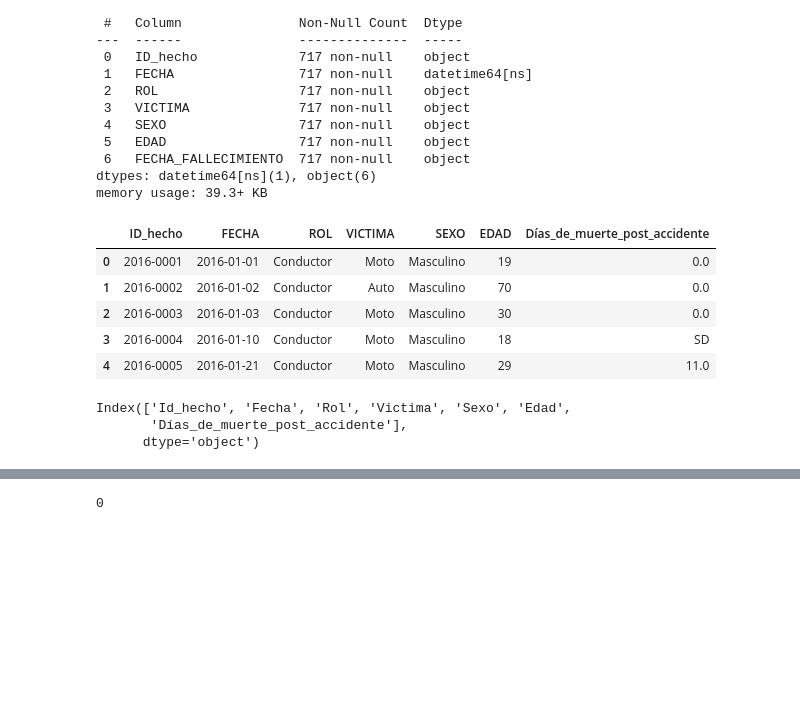
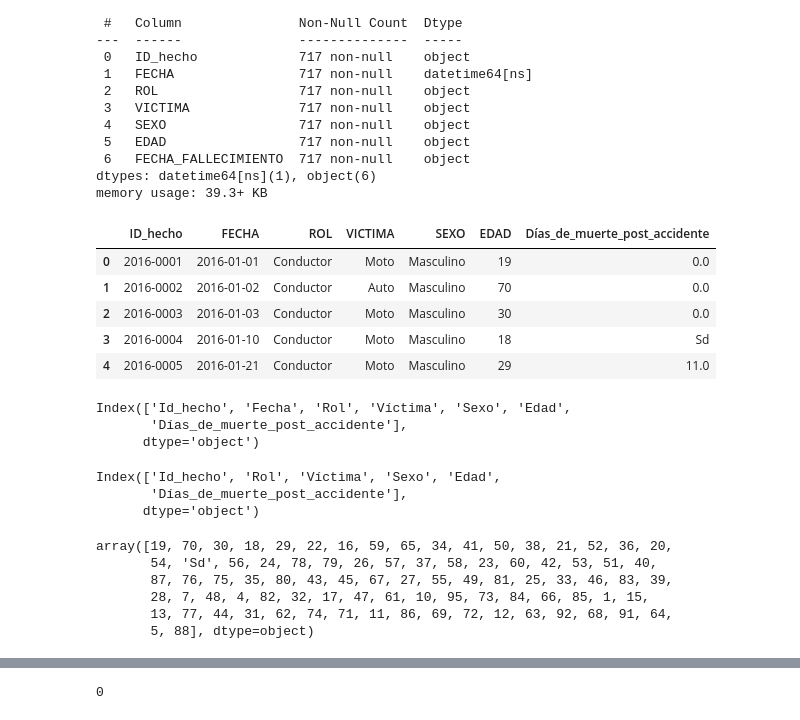
Before and after one commit to JUrielCerecero/Proyecto-Indiviudal-de-Data-Analytics-Siniestro-viales, a Jupyter notebook: ETL.ipynb, the cells around one changed output, grey strips where cells are left out. Saved outputs shown, nothing was run; the diff lists cells and outputs as text; code cells hidden in the pictures; blank space fills up the shorter version.

Commit message:
EDA
se hacen adelantos con EDA, para evaluar si se avanza con el dahsboard

```diff
--- a/ETL.ipynb
+++ b/ETL.ipynb
@@ -365,16 +391,16 @@ memory usage: 39.3+ KB
 # %%
 df1=pd.to_datetime(dfvictimas.loc[dfvictimas['FECHA_FALLECIMIENTO']!='SD','FECHA_FALLECIMIENTO'])-pd.to_datetime(dfvictimas.loc[dfvictimas['FECHA_FALLECIMIENTO']!='SD','FECHA'])
 dfvictimas.loc[dfvictimas['FECHA_FALLECIMIENTO']!='SD','Días_de_muerte_post_accidente']=df1.dt.days
 dfvictimas.loc[dfvictimas['Días_de_muerte_post_accidente'].notnull(),'Días_de_muerte_post_accidente']=dfvictimas.loc[dfvictimas['Días_de_muerte_post_accidente'].notnull(),'Días_de_muerte_post_accidente'].astype(int)
-dfvictimas['Días_de_muerte_post_accidente'].fillna('SD',inplace=True)
+dfvictimas['Días_de_muerte_post_accidente'].fillna('Sd',inplace=True)
 dfvictimas.drop(columns='FECHA_FALLECIMIENTO',inplace=True)
 dfvictimas.head()
 # %% [output]
 |  | ID_hecho | FECHA | ROL | VICTIMA | SEXO | EDAD | Días_de_muerte_post_accidente |
 | 0 | 2016-0001 | 2016-01-01 | Conductor | Moto | Masculino | 19 | 0.0 |
 | 1 | 2016-0002 | 2016-01-02 | Conductor | Auto | Masculino | 70 | 0.0 |
 | 2 | 2016-0003 | 2016-01-03 | Conductor | Moto | Masculino | 30 | 0.0 |
-| 3 | 2016-0004 | 2016-01-10 | Conductor | Moto | Masculino | 18 | SD |
+| 3 | 2016-0004 | 2016-01-10 | Conductor | Moto | Masculino | 18 | Sd |
 | 4 | 2016-0005 | 2016-01-21 | Conductor | Moto | Masculino | 29 | 11.0 |
 # %%
 #ahora vamos a cambiar primero los nombres de las columnas a modo que tengas la primer letra mayúscula
@@ -382,10 +408,29 @@ cols={}
 for a in dfvictimas.columns:
     cols[a]=a.capitalize()
 dfvictimas.rename(columns=cols,inplace=True)
-dfvictimas.rename({'Victima':'Víctima'},inplace=True)
+dfvictimas.rename(columns={'Victima':'Víctima'},inplace=True)
 dfvictimas.columns
 # %% [output]
-Index(['Id_hecho', 'Fecha', 'Rol', 'Victima', 'Sexo', 'Edad',
+Index(['Id_hecho', 'Fecha', 'Rol', 'Víctima', 'Sexo', 'Edad',
        'Días_de_muerte_post_accidente'],
       dtype='object')
+# %%
+#quitamos la columna Fecha, ya que en el primer dataframe existe ya ese dato
+dfvictimas.drop(columns='Fecha',inplace=True)
+dfvictimas.columns
+# %% [output]
+Index(['Id_hecho', 'Rol', 'Víctima', 'Sexo', 'Edad',
+       'Días_de_muerte_post_accidente'],
+      dtype='object')
+# %%
+#cambiamos en kla columna edad SD por Sd, para tener todos nuestros datos en un mismo formato
+dfvictimas.loc[dfvictimas.Edad=='SD','Edad']='Sd'
+dfvictimas.Edad.unique()
+# %% [output]
+array([19, 70, 30, 18, 29, 22, 16, 59, 65, 34, 41, 50, 38, 21, 52, 36, 20,
+       54, 'Sd', 56, 24, 78, 79, 26, 57, 37, 58, 23, 60, 42, 53, 51, 40,
+       87, 76, 75, 35, 80, 43, 45, 67, 27, 55, 49, 81, 25, 33, 46, 83, 39,
+       28, 7, 48, 4, 82, 32, 17, 47, 61, 10, 95, 73, 84, 66, 85, 1, 15,
+       13, 77, 44, 31, 62, 74, 71, 11, 86, 69, 72, 12, 63, 92, 68, 91, 64,
+       5, 88], dtype=object)
 # %%
```
Also changed, not shown: parts of 22 cells of this notebook, 3 other files.
